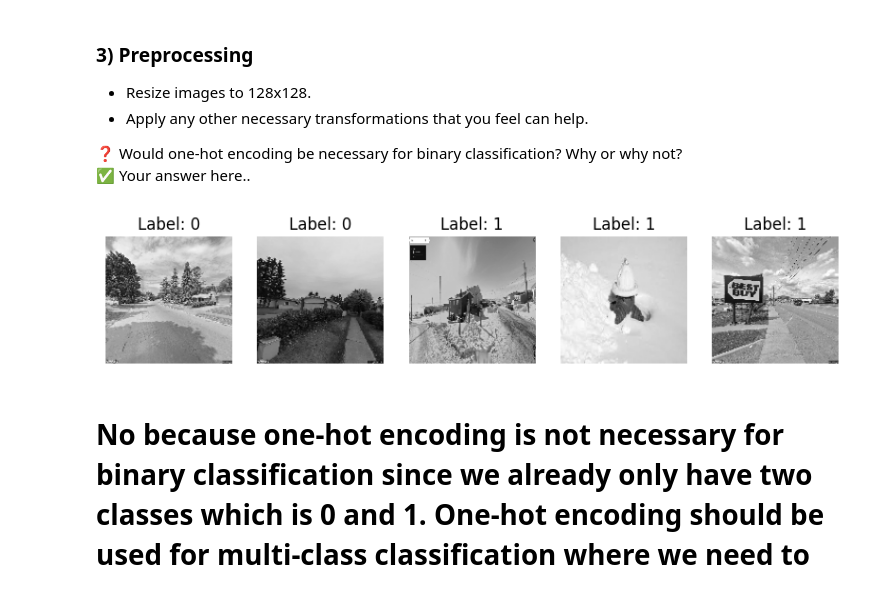
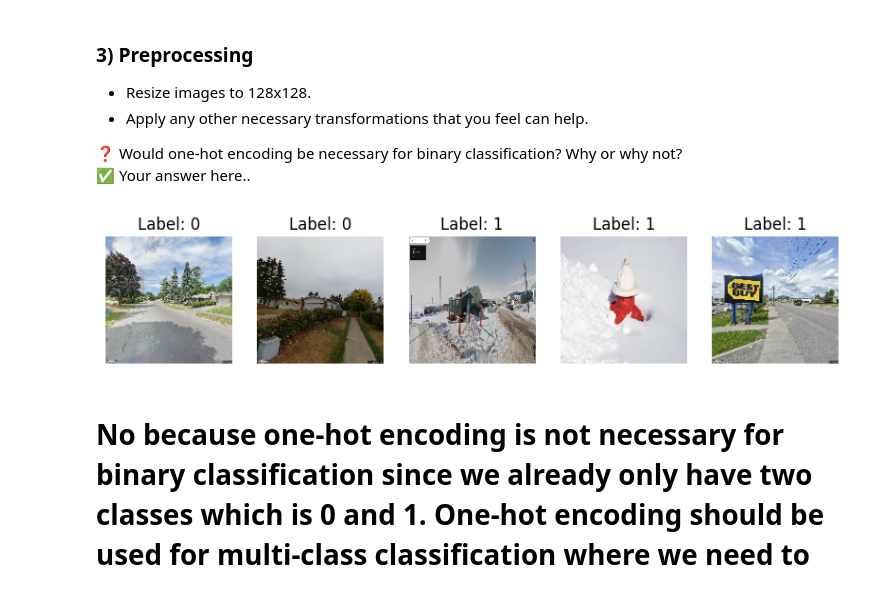
Before and after one commit to bisheralwan/ChatBot, a Jupyter notebook: W2025/Assignments/Assignment2/Ass2_SYSC4415_W25.ipynb, the cells around one changed output. Cells and saved outputs as stored; diff of their text form; code cells hidden in the pictures.

```diff
--- a/W2025/Assignments/Assignment2/Ass2_SYSC4415_W25.ipynb
+++ b/W2025/Assignments/Assignment2/Ass2_SYSC4415_W25.ipynb
@@ -173,36 +174,36 @@ import cv2
 import os
 import numpy as np
 
 #make function to resize and transform images
 def preprocess_images(data_path, label_df, target_size=(128, 128)):
     images = [] #empty list for images to populate
     labels = [] #list for labels to populate
     for index, row in label_df.iterrows():
         img_path = os.path.join(data_path, row['filename'])
         img = cv2.imread(img_path)
 
         img = cv2.resize(img, target_size) #resize to 128x128px
-        img = cv2.cvtColor(img, cv2.COLOR_BGR2GRAY) #grayscale transformation
+        img = cv2.cvtColor(img, cv2.COLOR_BGR2RGB) #RGB transformation
 
         images.append(img) #append to images list to populate
-        labels.append(row['label']) #append to labels list to populate
+        labels.append(row['Fire Hydrants']) #append to labels list to populate
 
     return np.array(images), np.array(labels)
 
 #lets preprocess train and validation iages
 train_images, train_labels = preprocess_images(train_data_path, train_label)
 valid_images, valid_labels = preprocess_images(valid_data_path, valid_label)
 
 #lets see how they look
 plt.figure(figsize=(10, 5))
 for i in range(5):
     plt.subplot(1, 5, i + 1)
     plt.imshow(train_images[i], cmap='gray')
     plt.title(f"Label: {train_labels[i]}")
     plt.axis('off')
 plt.show()
 # %% [output]
-[figure, old version]
+[figure, new version]
 # %% [markdown]
 # **No because one-hot encoding is not necessary for binary classification since we already only have two classes which is 0 and 1. One-hot encoding should be used for multi-class classification where we need to represent multiple classes using separate binary columns, not binary classifications.**
 # %% [markdown]
```
Also changed, not shown: parts of 3 cells of this notebook.
